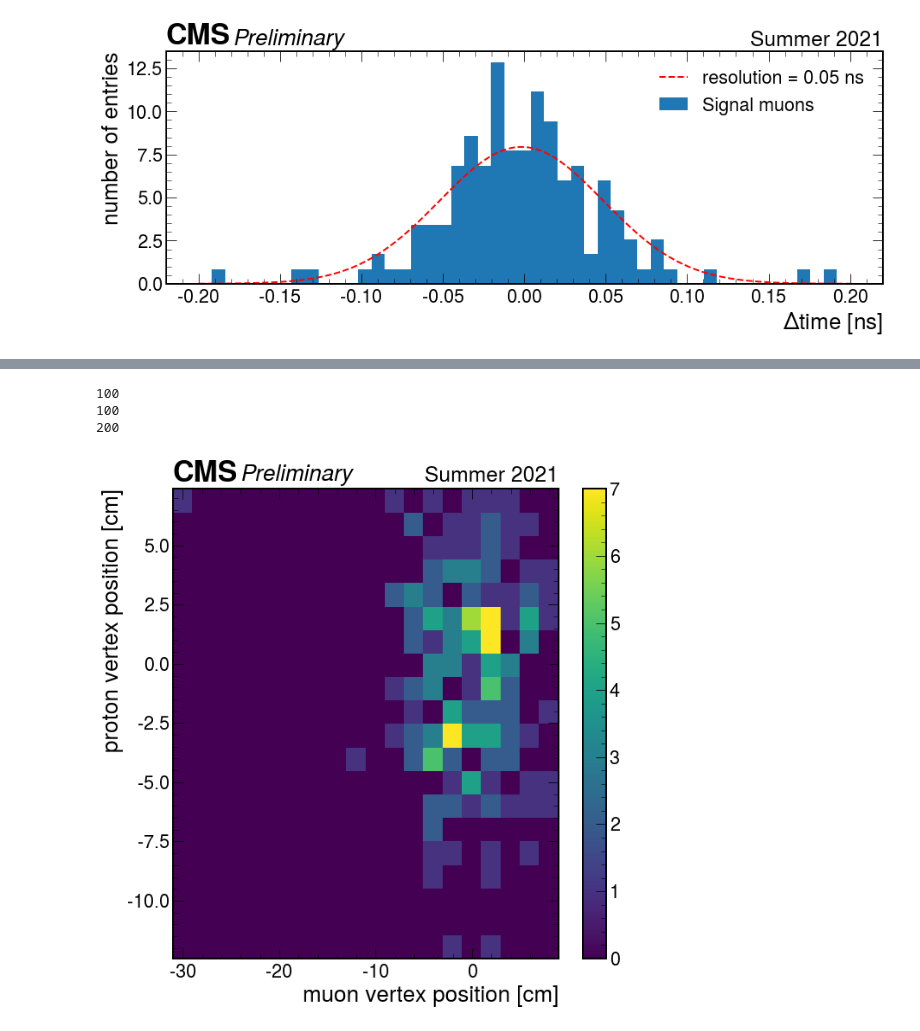
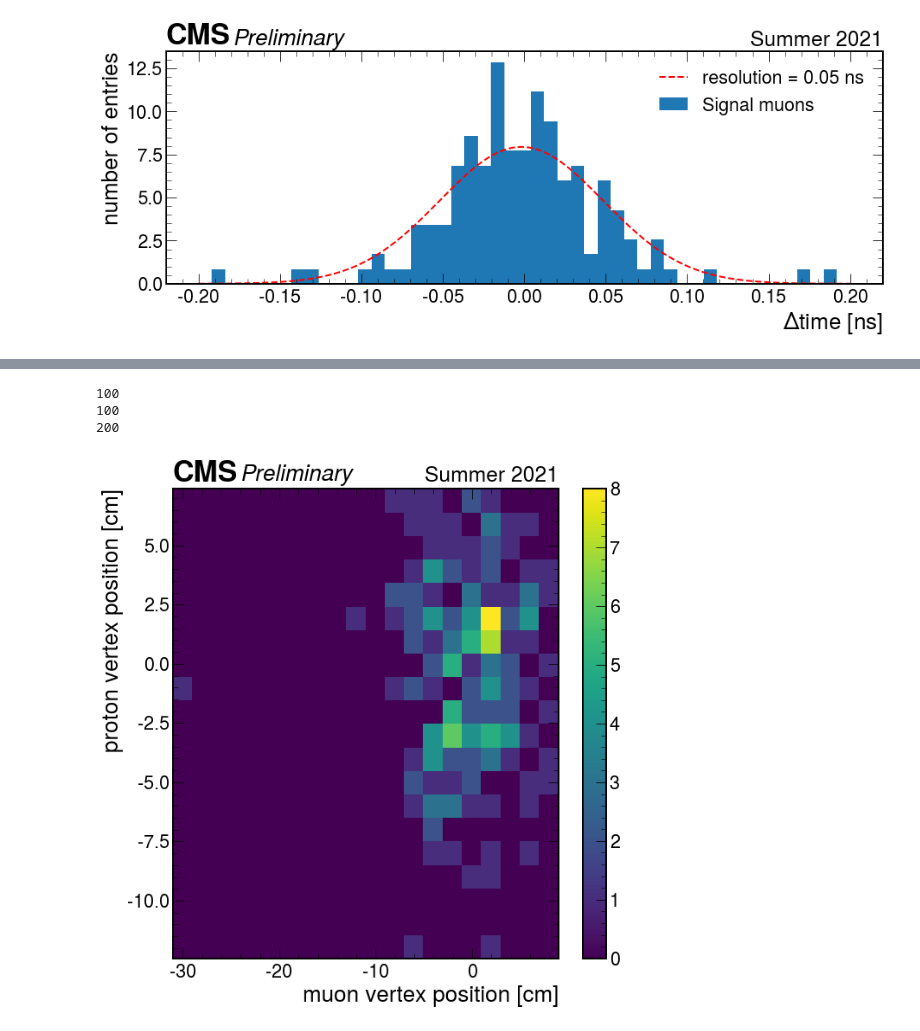
Before and after one commit to jloemker/SWAN, a Jupyter notebook: Analysis_notebook.ipynb, the cells around one changed output, grey strips where cells are left out. Cells and saved outputs as stored; diff of their text form; code cells hidden in the pictures.

Commit message:
more 2d plots

```diff
--- a/Analysis_notebook.ipynb
+++ b/Analysis_notebook.ipynb
@@ -298,22 +336,22 @@ ax.legend()
 # %%
 #protons = tree.arrays(['pfcand_pt','pfcand_eta','pfcand_phi','pfcand_mass','pfcand_t','pfcand_vz'],'abs(pfcand_pid)==13')
 import matplotlib as mpl
 protons = tree.arrays(['genproton_vz','genproton_ispu'],library="pd")
 prot = protons[protons.genproton_ispu==0]['genproton_vz'].values
 fig, axes = plt.subplots(figsize=(10,10) )
 print(len(muons_anal['mu2_vz']))#100
 print(len(muons_anal['mu1_vz']))
 #first and 2nd leading muon combined
 muon = np.append(muons_anal['mu2_vz'].values, muons_anal['mu1_vz'].values)
 print(len(prot))#200
-im = axes.hist2d( muon, prot, bins=(20,20) , cmap='viridis')
+im = axes.hist2d(np.concatenate([muons_anal['mu1_vz'].values,muons_anal['mu2_vz'].values]), prot, bins=(20,20) , cmap='viridis')
 fig.colorbar(im[3], ax=axes)
 axes.set(xlabel=r'muon vertex position [cm]', ylabel='proton vertex position [cm]')
 hep.cms.label(llabel="Preliminary", rlabel="Summer 2021", ax=axes)
 #cax,kw = mpl.colorbar.make_axes()
-#plt.savefig('Analyse/dimuon_analysis_vz_correlation.png')
+#plt.savefig('Analyse/dimuon_analysis_vz_correlation_concentrate.png')
 # %% [output]
 100
 100
 200
-[figure, old version]
+[figure, new version]
```
Also changed, not shown: parts of 4 cells of this notebook.
